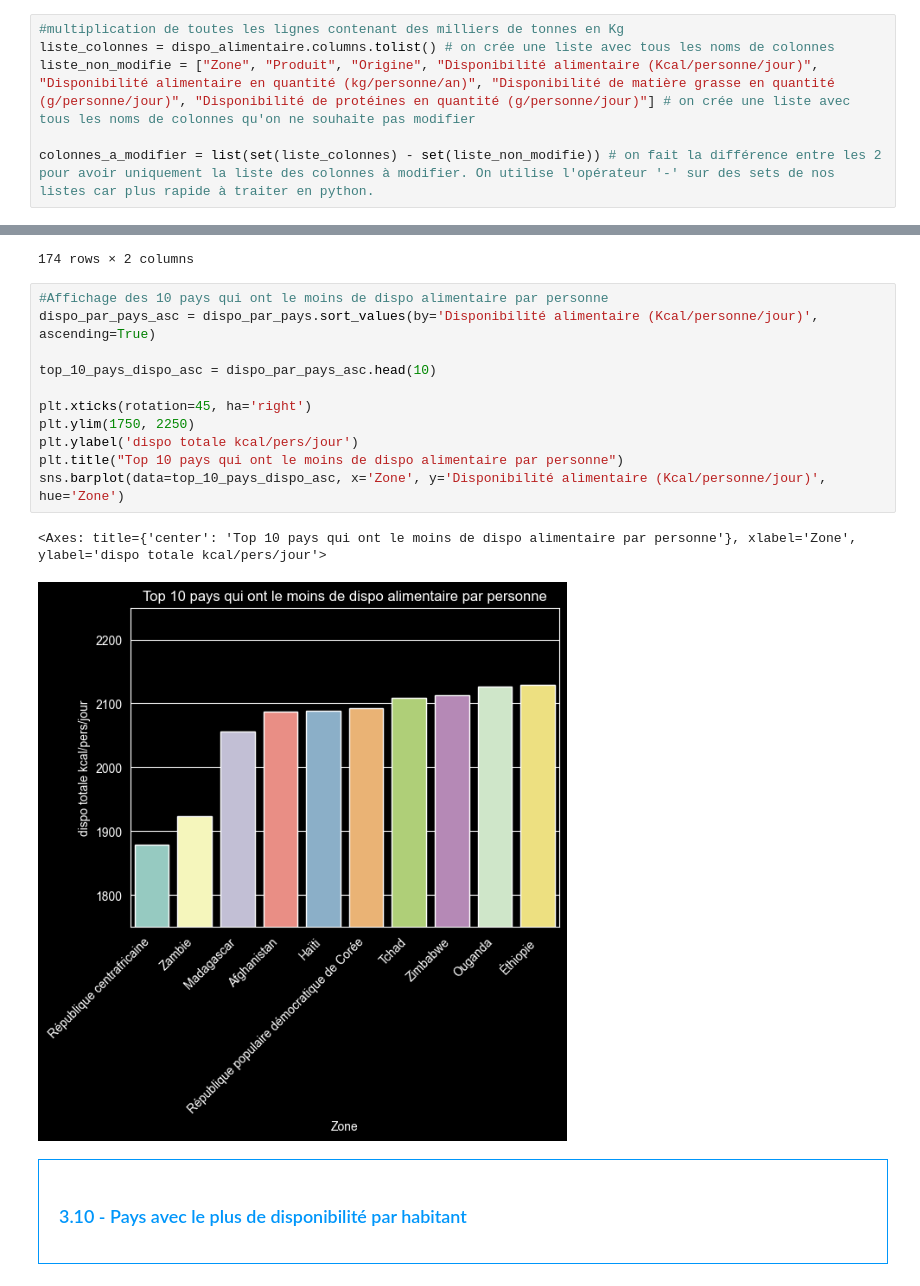
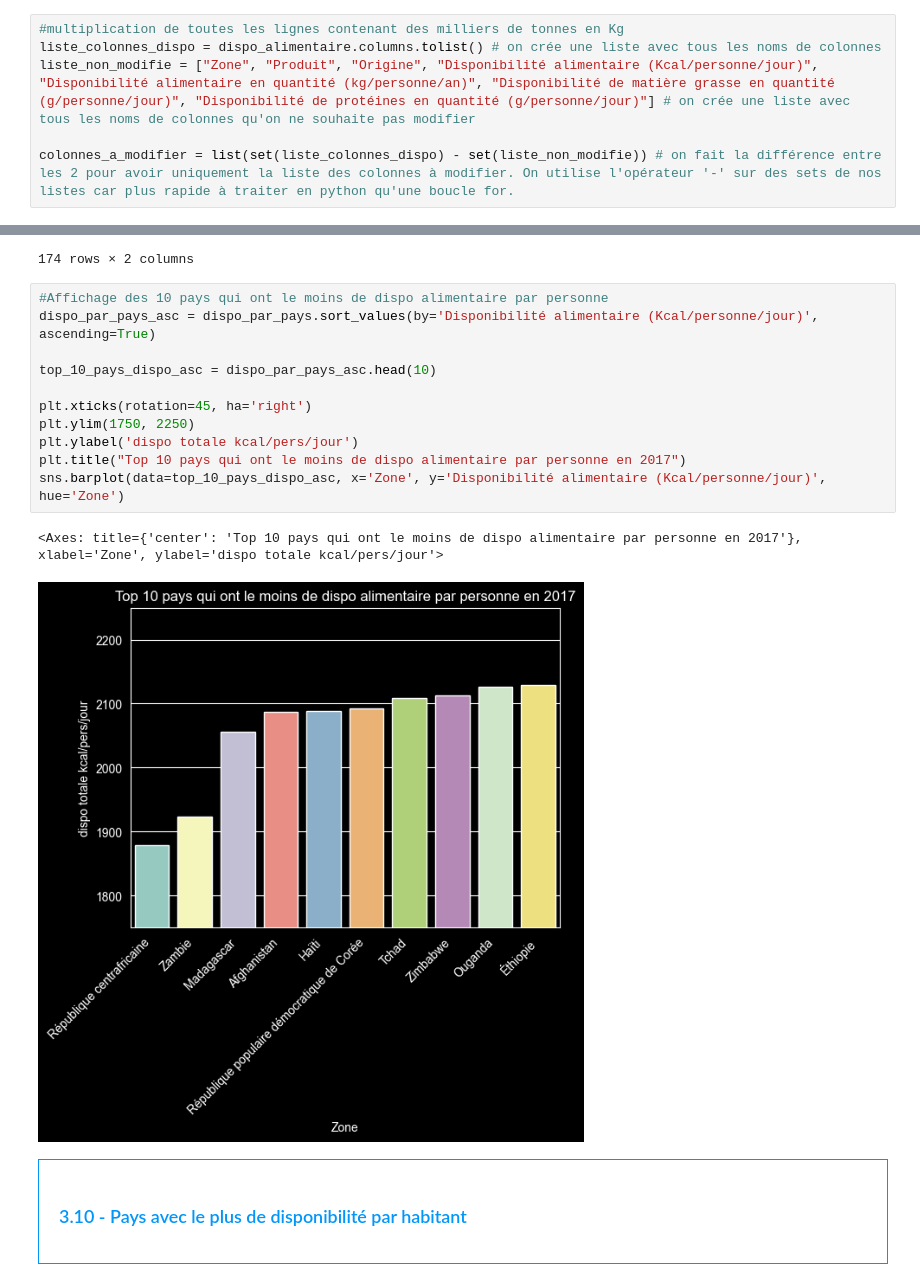
Before and after one commit to ziedbelhocine/Cours-OC, a Jupyter notebook: Data_Analyst/Projet_4/Template+Julien+V2.ipynb, the cells around one changed output, grey strips where cells are left out. Drawn from its saved outputs; the diff is of its cells as text.

```diff
--- a/Data_Analyst/Projet_4/Template+Julien+V2.ipynb
+++ b/Data_Analyst/Projet_4/Template+Julien+V2.ipynb
@@ -142,10 +142,10 @@ dispo_alimentaire.head()
 dispo_alimentaire.fillna(0, inplace=True)
 # %%
 #multiplication de toutes les lignes contenant des milliers de tonnes en Kg
-liste_colonnes = dispo_alimentaire.columns.tolist() # on crée une liste avec tous les noms de colonnes
+liste_colonnes_dispo = dispo_alimentaire.columns.tolist() # on crée une liste avec tous les noms de colonnes
 liste_non_modifie = ["Zone", "Produit", "Origine", "Disponibilité alimentaire (Kcal/personne/jour)", "Disponibilité alimentaire en quantité (kg/personne/an)", "Disponibilité de matière grasse en quantité (g/personne/jour)", "Disponibilité de protéines en quantité (g/personne/jour)"] # on crée une liste avec tous les noms de colonnes qu'on ne souhaite pas modifier
 
-colonnes_a_modifier = list(set(liste_colonnes) - set(liste_non_modifie)) # on fait la différence entre les 2 pour avoir uniquement la liste des colonnes à modifier. On utilise l'opérateur '-' sur des sets de nos listes car plus rapide à traiter en python.
+colonnes_a_modifier = list(set(liste_colonnes_dispo) - set(liste_non_modifie)) # on fait la différence entre les 2 pour avoir uniquement la liste des colonnes à modifier. On utilise l'opérateur '-' sur des sets de nos listes car plus rapide à traiter en python qu'une boucle for.
 # %%
 dispo_alimentaire[colonnes_a_modifier] *= (10**6) #conversion des colonnes concernées par 1 000 000 (millier de tonnes = million de kg)
 # %%
@@ -660,17 +723,17 @@ dispo_par_pays
 # %%
 #Affichage des 10 pays qui ont le moins de dispo alimentaire par personne
 dispo_par_pays_asc = dispo_par_pays.sort_values(by='Disponibilité alimentaire (Kcal/personne/jour)', ascending=True)
 
 top_10_pays_dispo_asc = dispo_par_pays_asc.head(10)
 
 plt.xticks(rotation=45, ha='right')
 plt.ylim(1750, 2250)
 plt.ylabel('dispo totale kcal/pers/jour')
-plt.title("Top 10 pays qui ont le moins de dispo alimentaire par personne")
+plt.title("Top 10 pays qui ont le moins de dispo alimentaire par personne en 2017")
 sns.barplot(data=top_10_pays_dispo_asc, x='Zone', y='Disponibilité alimentaire (Kcal/personne/jour)', hue='Zone')
 # %% [output]
-<Axes: title={'center': 'Top 10 pays qui ont le moins de dispo alimentaire par personne'}, xlabel='Zone', ylabel='dispo totale kcal/pers/jour'>
+<Axes: title={'center': 'Top 10 pays qui ont le moins de dispo alimentaire par personne en 2017'}, xlabel='Zone', ylabel='dispo totale kcal/pers/jour'>
-[figure, old version]
+[figure, new version]
 # %% [markdown]
 <div style="border: 1px solid RGB(0,150,250);" >
 <h3 style="margin: auto; padding: 20px; color: RGB(0,150,250); ">3.10 - Pays avec le plus de disponibilité par habitant</h3>
```
Also changed, not shown: parts of 47 cells of this notebook, 11 other files.
